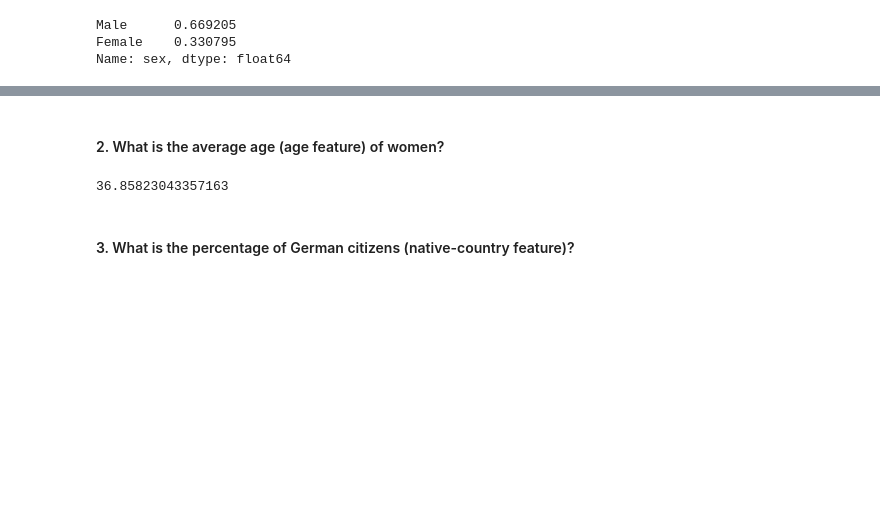
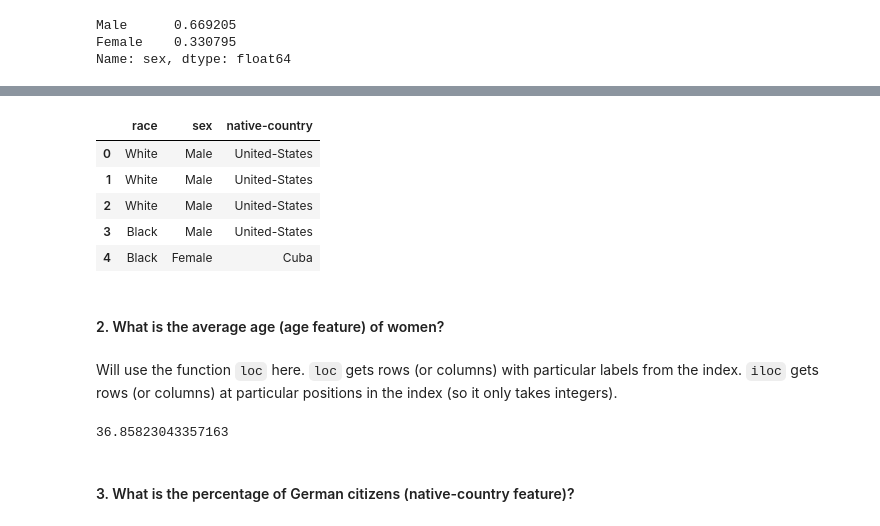
Before and after one commit to duttashi/applied-machine-learning, a Jupyter notebook: scripts/Exploratory data analysis with pandas.ipynb, the cells around one changed output, grey strips where cells are left out. Cells and saved outputs as stored; diff of their text form; code cells hidden in the pictures; blank space fills up the shorter version.

Commit message:
modified notebook: to include an extensive discussion on GroupBy- data slicing using the .loc function

```diff
--- a/scripts/Exploratory data analysis with pandas.ipynb
+++ b/scripts/Exploratory data analysis with pandas.ipynb
@@ -109,13 +154,20 @@ Name: sex, dtype: float64
+# %%
+df.loc[:,['race','sex','native-country']].head()
+# %% [output]
+|  | race | sex | native-country |
+| 0 | White | Male | United-States |
+| 1 | White | Male | United-States |
+| 2 | White | Male | United-States |
+| 3 | Black | Male | United-States |
+| 4 | Black | Female | Cuba |
 # %% [markdown]
 #### 2. What is the average age (age feature) of women?
-# %%
-#print(df[ df['sex']=='Female']['age'])
-# df[ df['sex']=='Female']['age']
-# df[df['sex'] == 'Female']['age'].mean()
-#df.loc[df['sex']=='Female', 'age'].mean()
-df.loc[df['sex']=='Female','age'].mean()
-# %% [output]
-36.85823043357163
+# %% [markdown]
+Will use the function `loc` here. `loc` gets rows (or columns) with particular labels from the index. `iloc` gets rows (or columns) at particular positions in the index (so it only takes integers).
+# %%
+df.loc[df['sex']=='Female','age'].mean()
+# %% [output]
+36.85823043357163
 # %% [markdown]
 #### 3. What is the percentage of German citizens (native-country feature)?
 # %%
```
Also changed, not shown: parts of 9 cells of this notebook.
